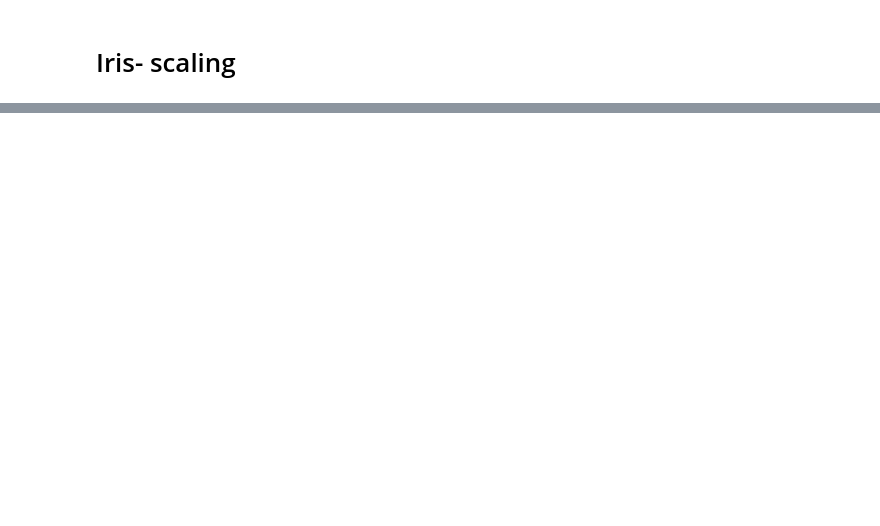
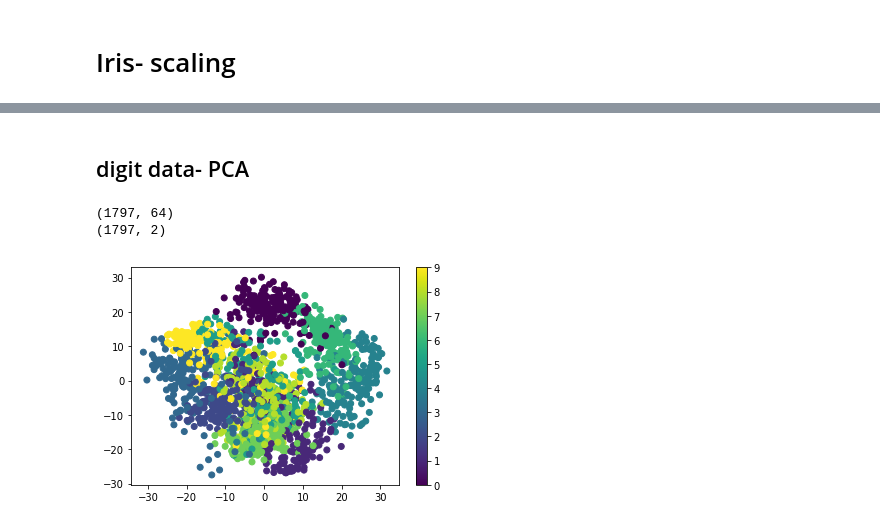
Before and after one commit to Mahrokh-Eb/Machine-Learning-With-Python, a Jupyter notebook: 3_3_skitlearn_Digit.ipynb, the cells around one changed output, grey strips where cells are left out. Saved outputs shown, nothing was run; the diff lists cells and outputs as text; code cells hidden in the pictures; blank space fills up the shorter version.

```diff
--- a/3_3_skitlearn_Digit.ipynb
+++ b/3_3_skitlearn_Digit.ipynb
@@ -434,0 +488,19 @@ scaler = StandardScaler()
+# %% [markdown]
+## digit data- PCA
+# %%
+from sklearn.datasets import load_digits
+digits = load_digits()
+x, y = digits.data, digits.target
+
+pca= PCA(n_components=2)
+x_proj = pca.fit_transform(x)
+
+print(x.shape)
+print(x_proj.shape)
+
+plt.scatter(x_proj[:, 0], x_proj[:, 1], c=y)
+plt.colorbar();
+# %% [output]
+(1797, 64)
+(1797, 2)
+[figure, added]
```
Also changed, not shown: parts of 13 cells of this notebook.
